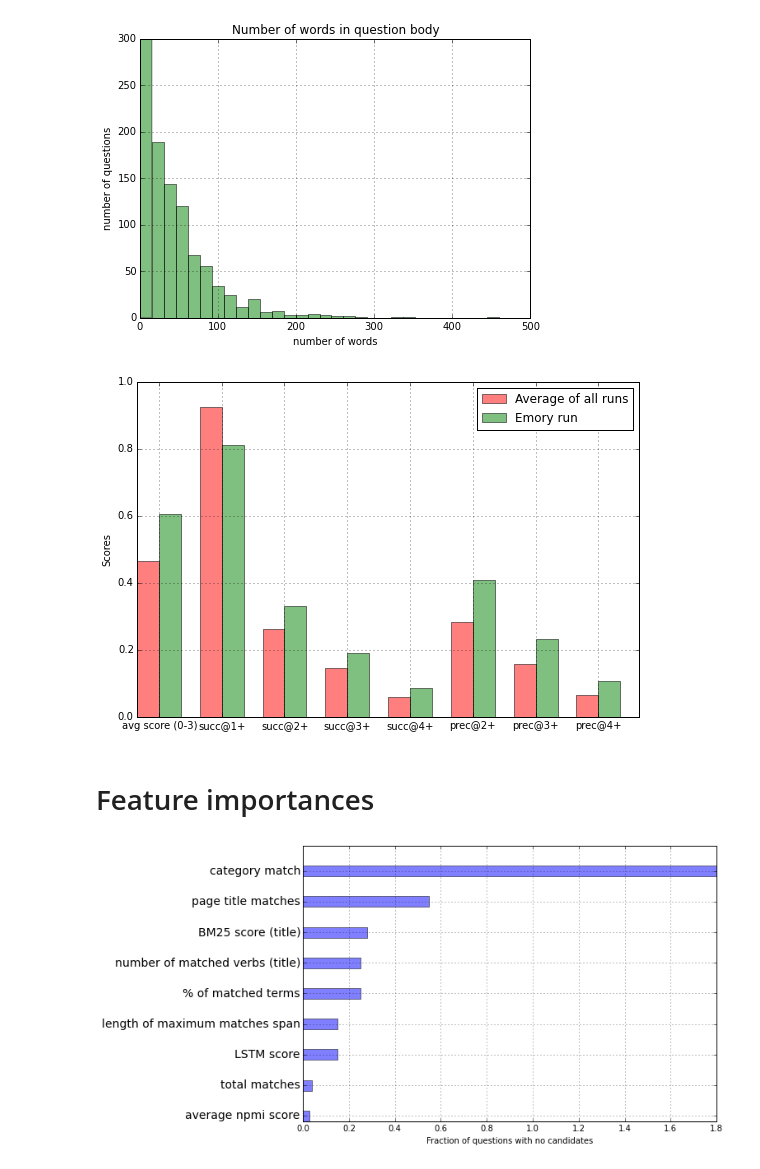
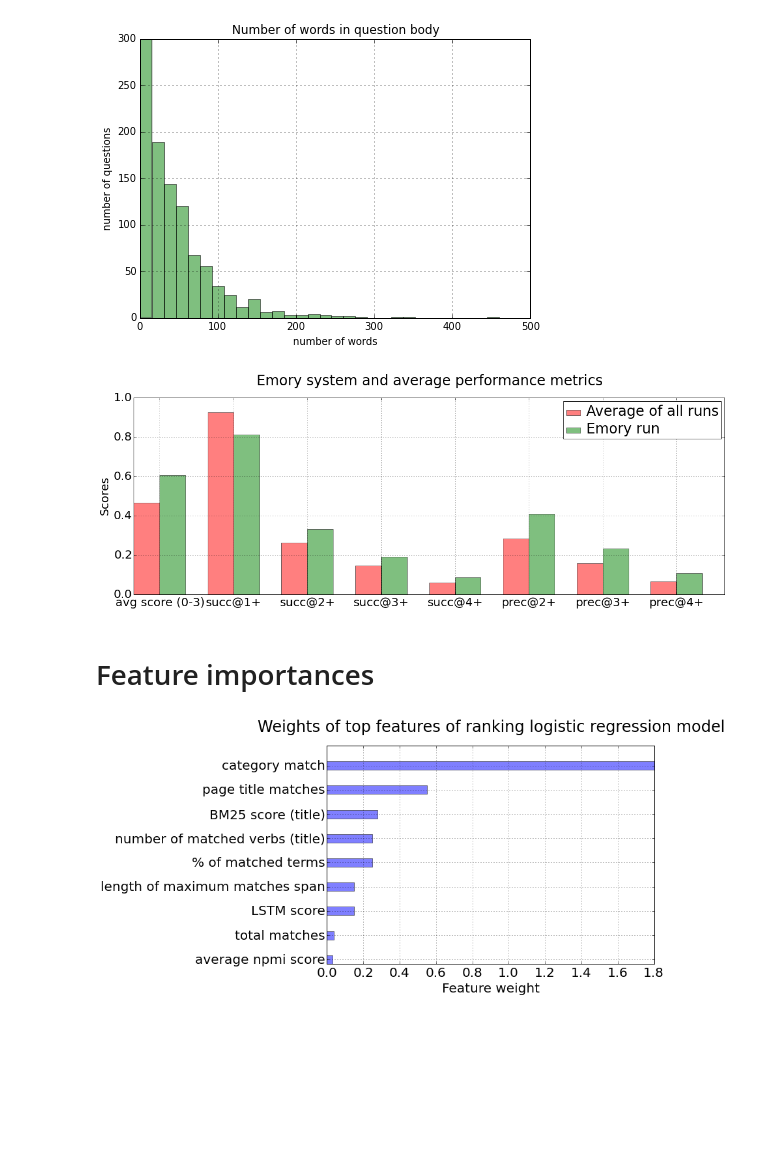
Before and after one commit to DenXX/irlab, a Jupyter notebook: code/dsavenk/liveqa/analysis/LiveQA Analysis.ipynb, the cells around one changed output. Saved outputs shown, nothing was run; the diff lists cells and outputs as text; code cells hidden in the pictures; blank space fills up the shorter version.

```diff
--- a/code/dsavenk/liveqa/analysis/LiveQA Analysis.ipynb
+++ b/code/dsavenk/liveqa/analysis/LiveQA Analysis.ipynb
@@ -2,8 +2,13 @@
 from __future__ import print_function
 
 import numpy as np
+import operator
+import matplotlib as mpl
 import matplotlib.mlab as mlab
 import matplotlib.pyplot as plt
+# the histogram of the data
+mpl.rcParams['font.size'] = 20.0
+%matplotlib inline
 
 BASE_PATH = "/home/dsavenk/Projects/octiron/"
 LIVEQA_DATA_PATH = BASE_PATH + "data/liveqa/"
@@ -98,23 +103,22 @@ scores = get_ya_web_scores(judged_results, answers)
 # %%
 print("# Number of answers\nYahoo!Answers: %d\tWeb:%d\tNo answer:%d" % (len(scores["ya"]), len(scores["web"]), len(scores["idon'tknow"])))
 
+mpl.rcParams['font.size'] = 20.0
 plot_pie_chart([len(scores["ya"]), len(scores["web"]), 1087 - len(scores["ya"]) - len(scores["web"])], ["Yahoo! Answers", "Web search", "No answer"], angle=90, title="Answer source statistics")
 
 print("# Average score:\nYahoo!Answers: %.5f\tWeb:%.5f" % (1.0 * sum(scores["ya"]) / len(scores["ya"]), 1.0 * sum(scores["web"]) / len(scores["web"])))
 print("# Number of answers with score > 2\nYahoo!Answers: %d\tWeb:%d" % (len([score for score in scores["ya"] if score > 2]), len([score for score in scores["web"] if score > 2])))
 
-# the histogram of the data
-%matplotlib inline
 plt.hist((scores["ya"], scores["web"]), bins=range(-2, 6), color=('green', 'red'), alpha=0.5, label=("Yahoo! Answers", "Web passages"))
 plt.xlabel('Score')
 plt.title('Histogram of scores per source type')
 plt.legend()
 plt.grid(True)
 
-plt.figure(figsize=(8, 5))
+plt.figure(figsize=(8, 6))
 plt.hist((scores["ya"], scores["web"]), normed=True, bins=range(1, 6), color=('green', 'red'), alpha=0.5, label=("Yahoo! Answers", "Web passages"))
 plt.xlabel('Score')
-plt.title('Normalized histogram of scores for answer source types')
+plt.title('Normalized histogram of scores for answer source types', y=1.05)
 plt.legend()
 plt.grid(True)
 
@@ -298,7 +303,7 @@ emory = [0.605, 0.812, 0.332, 0.190, 0.086, 0.408, 0.233, 0.106]
 ind = np.arange(len(names))  # the x locations for the groups
 width = 0.35       # the width of the bars
 
-fig, ax = plt.subplots(figsize=(9,6))
+fig, ax = plt.subplots(figsize=(18,6))
 average_bars = ax.bar(ind, average, width, color='r', alpha=0.5)
 emory_bars = ax.bar(ind + width, emory, width, color='g', alpha=0.5)
 
@@ -309,23 +314,26 @@ ax.set_xticklabels(names)
 
 ax.legend((average_bars[0], emory_bars[0]), ('Average of all runs', 'Emory run'))
 plt.grid(True)
+plt.title("Emory system and average performance metrics", y=1.05)
+mpl.rcParams['font.size'] = 20.0
 plt.show()
 # %% [output]
-[figure, old version]
+[figure, new version]
 # %% [markdown]
 # Feature importances
 # %%
 features = [("category match", 1.8), ("page title matches", 0.55), ("BM25 score (title)", 0.28), ("number of matched verbs (title)", 0.25), ("% of matched terms", 0.25),  ("length of maximum matches span", 0.15), ("LSTM score", 0.15), ("total matches", 0.04), ("average npmi score", 0.03)]
 names = [rec[0] for rec in features]
 vals = [rec[1] for rec in features]
 ind = np.arange(len(names))  # the x locations for the groups
 width = 0.35       # the width of the bars
 fig, ax = plt.subplots(figsize=(9,6))
 average_bars = ax.barh(ind, vals[::-1], width, color='b', alpha=0.5)
 # add some text for labels, title and axes ticks
-ax.set_xlabel('Fraction of questions with no candidates')
-plt.yticks(ind + width/2, names[::-1], rotation=0, fontsize=14)
+ax.set_xlabel('Feature weight')
+plt.yticks(ind + width/2, names[::-1], rotation=0, fontsize=20)
 plt.grid(True)
+plt.title("Weights of top features of ranking logistic regression model", y=1.05)
 plt.show()
 # %% [output]
-[figure, old version]
+[figure, new version]
```
Also changed, not shown: parts of 4 cells of this notebook, 18 other files.
